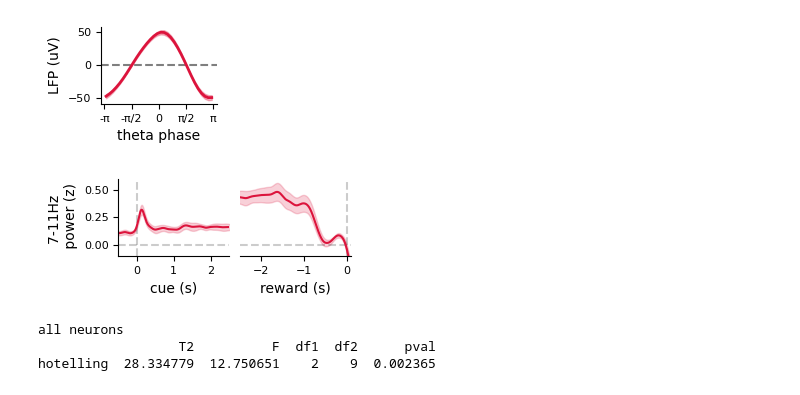
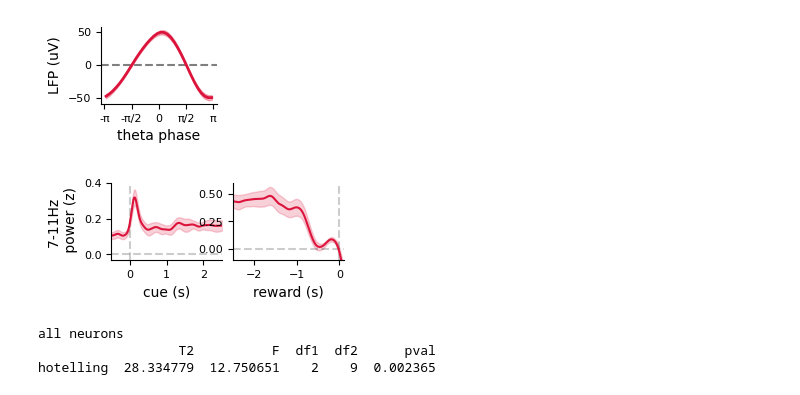
Before and after one commit to peterdoohan/GridMaze-mFC, a Jupyter notebook: Notebooks/7.theta_mod.ipynb, the cells around one changed output. Cells and saved outputs as stored; diff of their text form; code cells hidden in the pictures.

```diff
--- a/Notebooks/7.theta_mod.ipynb
+++ b/Notebooks/7.theta_mod.ipynb
@@ -22,6 +22,11 @@ plt.rcParams.update(
         "pdf.fonttype": 42,
     }
 )
+# %%
+from pathlib import Path
+
+FIG_SAVE_PATH = Path("../results/figures/7.theta")
+FIG_SAVE_PATH.mkdir(parents=True, exist_ok=True)
 # %%
 # example session for looking at LFP
 from GridMaze.analysis.core import get_sessions as gs
@@ -56,12 +63,13 @@ from GridMaze.analysis.event_aligned import lfp
 spectrogram_df = lfp.load_spectrogram_df("LFP")
 # %%
 reload(lfp)
-fig, axes = plt.subplots(1, 2, figsize=(3, 1), sharey=True)
+fig, axes = plt.subplots(1, 2, figsize=(3, 1))
 fig.subplots_adjust(wspace=0.1)
 
-lfp.plot_average_band_power(spectrogram_df, axes=axes)
+lfp.plot_average_band_power(spectrogram_df, ylims=[(-0.03, 0.4), (-0.1, 0.6)], axes=axes)
+fig.savefig(FIG_SAVE_PATH / "event_aligned_theta.pdf")
 # %% [output]
-[figure, old version]
+[figure, new version]
 # %%
 from GridMaze.analysis.lfp import theta_mod2 as tm2
 
```
Also changed, not shown: parts of 12 cells of this notebook, 1 other file.
